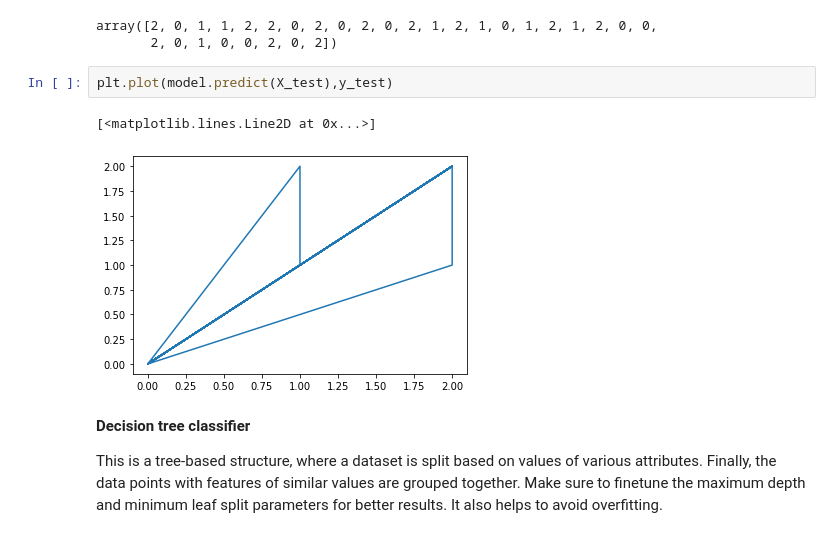
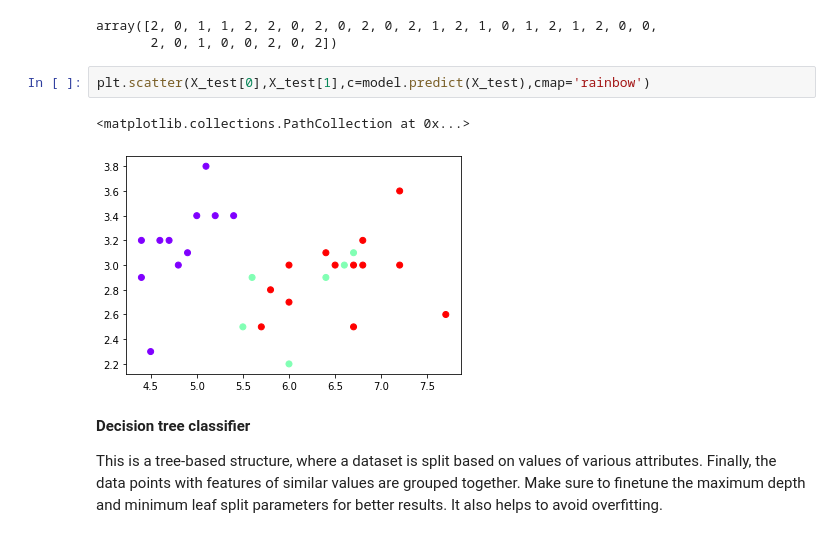
Before and after one commit to Obaid-Ullah/dataSci, a Jupyter notebook: Assignment_ SM/Classification/classialgo.ipynb, the cells around one changed output. Drawn from its saved outputs; the diff is of its cells as text.

```diff
--- a/Assignment_ SM/Classification/classialgo.ipynb
+++ b/Assignment_ SM/Classification/classialgo.ipynb
@@ -74,11 +81,11 @@ model.predict(X_test)
 # %% [output]
 array([2, 0, 1, 1, 2, 2, 0, 2, 0, 2, 0, 2, 1, 2, 1, 0, 1, 2, 1, 2, 0, 0,
        2, 0, 1, 0, 0, 2, 0, 2])
-# %%
-plt.plot(model.predict(X_test),y_test)
-# %% [output]
-[<matplotlib.lines.Line2D at 0x...>]
-[figure, removed]
+# %%
+plt.scatter(X_test[0],X_test[1],c=model.predict(X_test),cmap='rainbow')
+# %% [output]
+<matplotlib.collections.PathCollection at 0x...>
+[figure, added]
 # %% [markdown]
 **Decision tree classifier**
 
```
Also changed, not shown: parts of 5 cells of this notebook, 2 other files.
